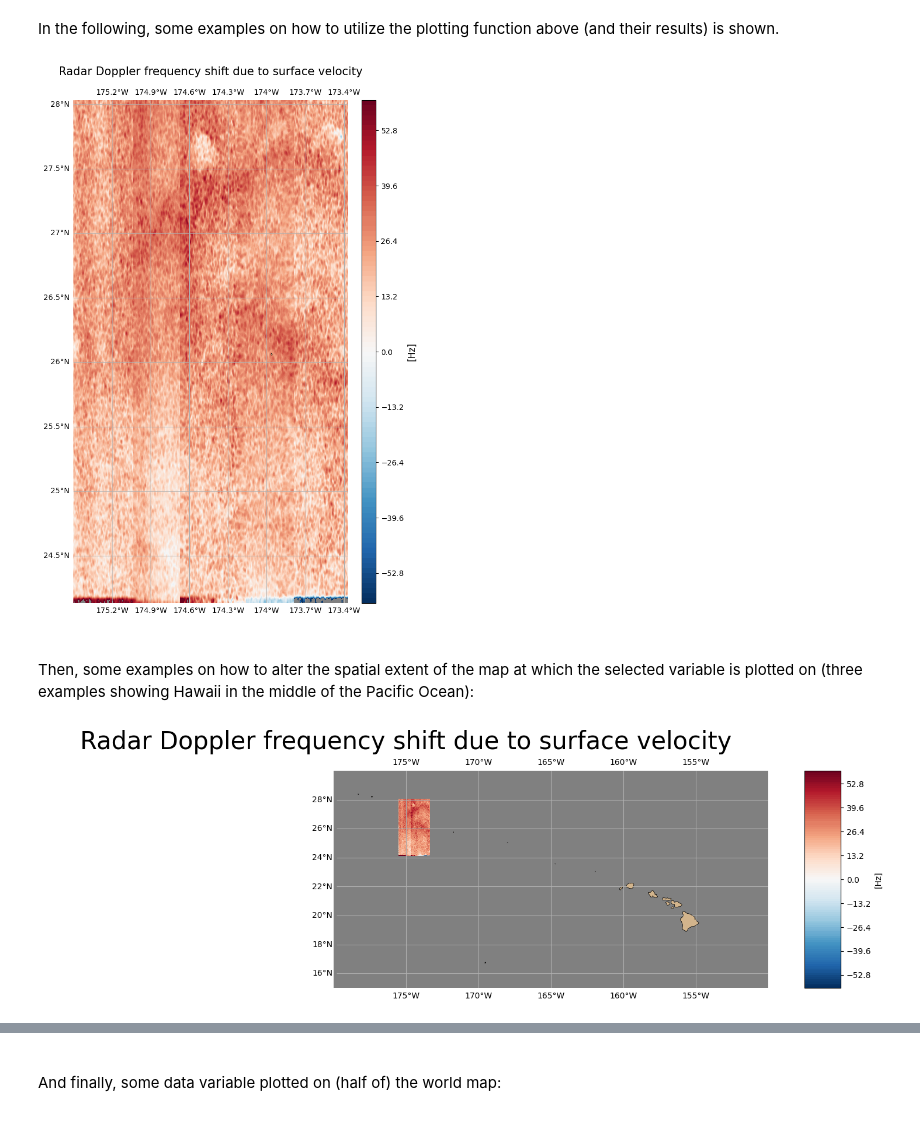
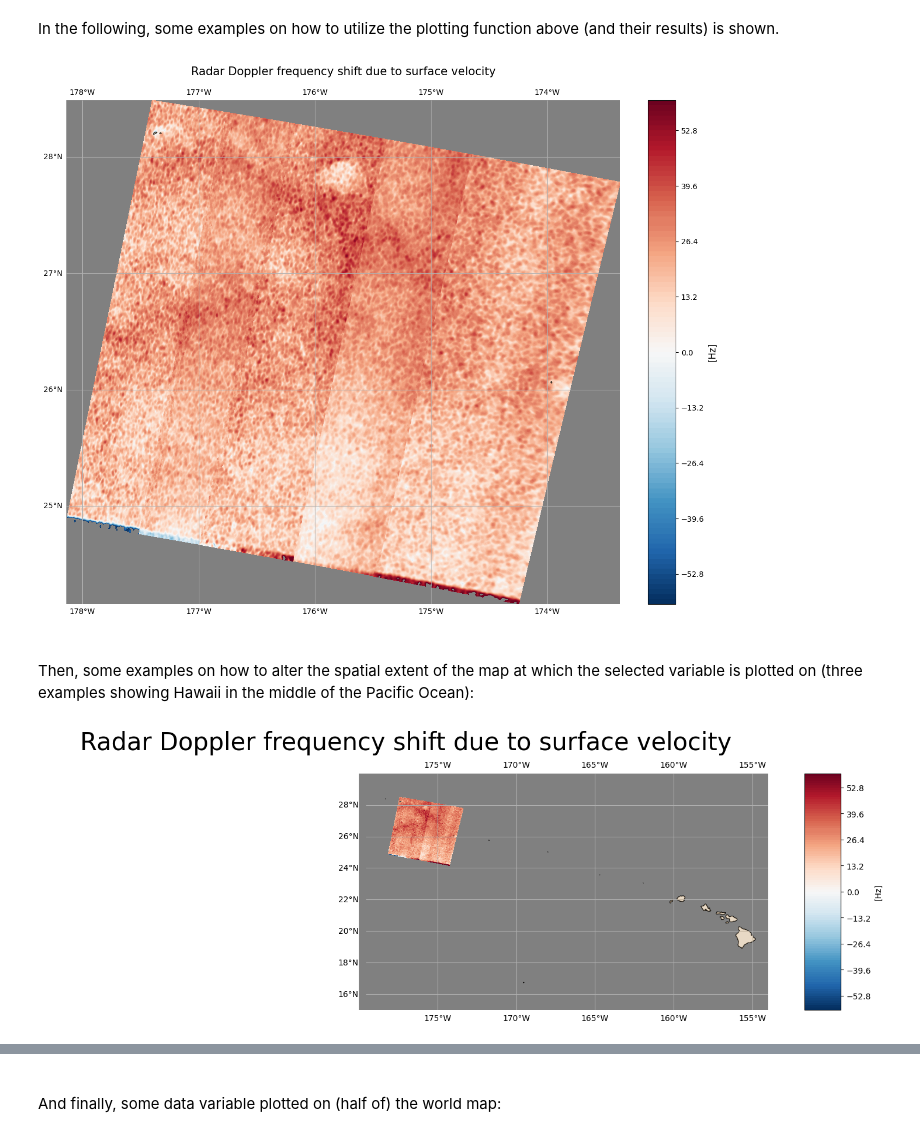
Before and after one commit to metno/MET_SAR-Doppler_User_Guide, a Jupyter notebook: _build/jupyter_execute/notebooks/Plot_Data_on_a_Map.ipynb, the cells around one changed output, grey strips where cells are left out. Saved outputs shown, nothing was run; the diff lists cells and outputs as text; code cells hidden in the pictures.

Commit message:
Corrected a projection error in the python functions which plot data onto a map.

```diff
--- a/_build/jupyter_execute/notebooks/Plot_Data_on_a_Map.ipynb
+++ b/_build/jupyter_execute/notebooks/Plot_Data_on_a_Map.ipynb
@@ -255,17 +260,18 @@ In the following, some examples on how to utilize the plotting function above (a
 # %%
 ### Plotting the desired variable within its geographical extent
   # - By default using the metadata for the geographical extent
   # as lat/lon min/max values.
 
 ### Plotting geophysical_doppler
 plotting_variables_on_a_map(
+    ds = ds,
     variable = ds.geophysical_doppler,
     number_of_colorbar_intervals = 100,  # Default value
     title_fontsize = 15,                 # Default value
     cbar_label_fontsize = 12             # Default value
     )
 # %% [output]
-[figure, old version]
+[figure, new version]
 # %% [markdown]
 <br />
 
@@ -273,16 +279,17 @@ Then, some examples on how to alter the spatial extent of the map at which the s
 # %%
 ### Plotting geophysical_doppler
 plotting_variables_on_a_map(
+    ds = ds,
     variable = ds.geophysical_doppler,
     lat_min = 15, lat_max = 30,
-    lon_min = -200, lon_max = -150,
+    lon_min = -200, lon_max = -154,
     number_of_colorbar_intervals = 100,  # Default value
     fractional_title_spacing = 0.10,     # Default 0.05
     title_fontsize = 30,                 # Default value
     cbar_label_fontsize = 10             # Default 12
     )
 # %% [output]
-[figure, old version]
+[figure, new version]
 # %%
 ### Plotting geometric_doppler
 plotting_variables_on_a_map(
```
Also changed, not shown: parts of 11 cells of this notebook, 34 other files.
